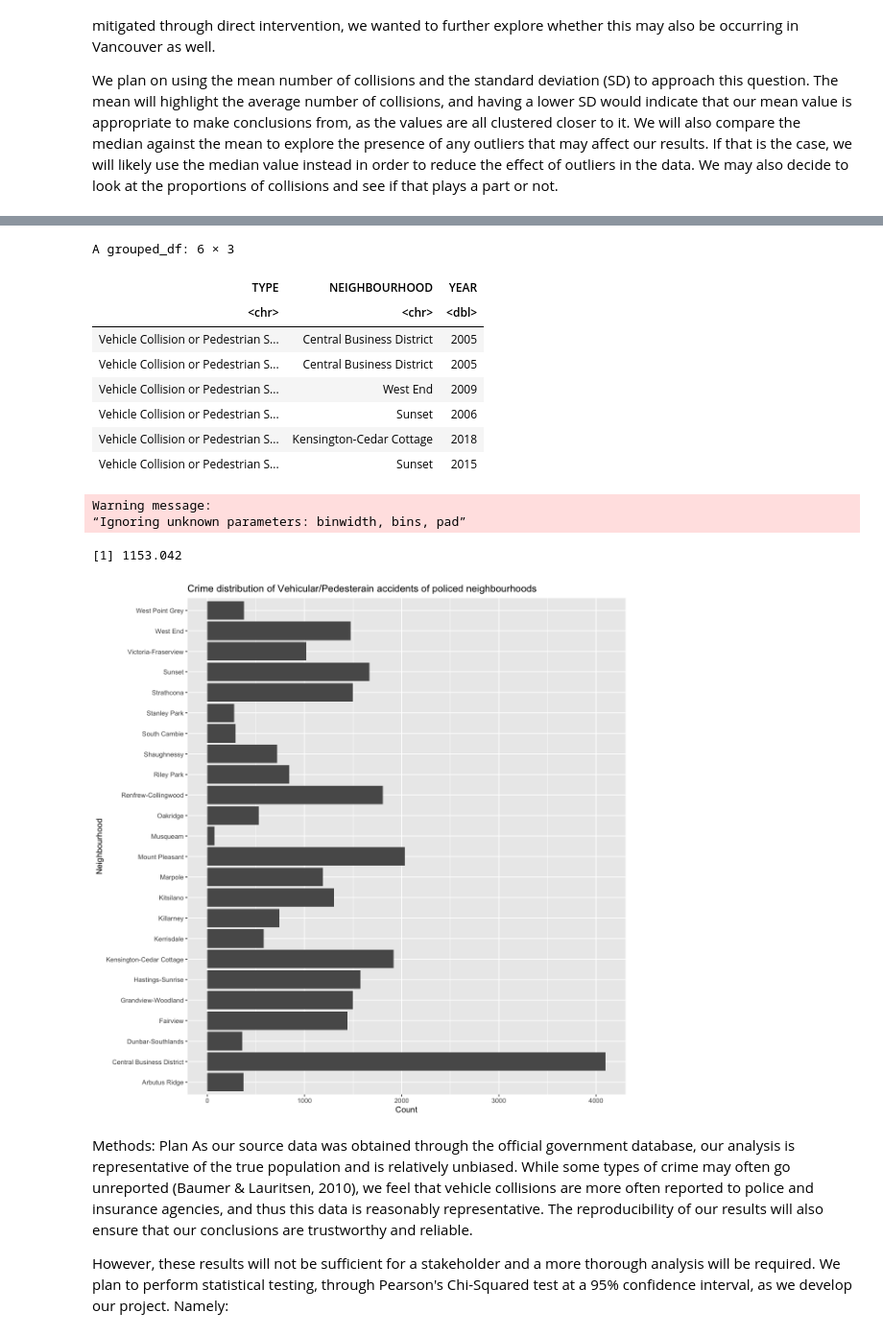
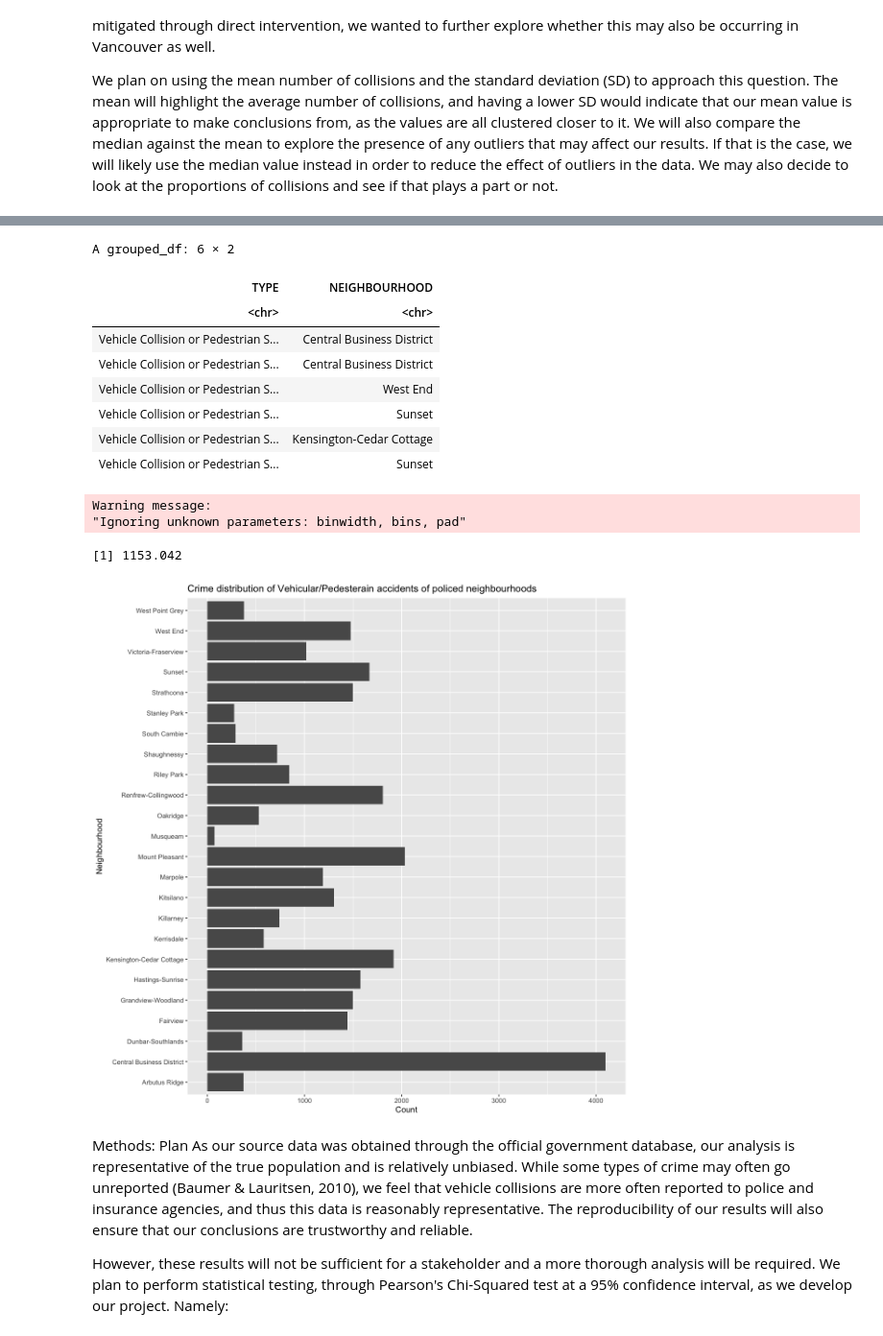
Before and after one commit to pbrar17/VPD-Crime-Analysis, a Jupyter notebook: 14.ipynb, the cells around one changed output, grey strips where cells are left out. Shown at 96% size. Cells and saved outputs as stored; diff of their text form; code cells hidden in the pictures.

```diff
--- a/14.ipynb
+++ b/14.ipynb
@@ -30,9 +20,8 @@ library(tidyverse)
 whole_dataset <- read_csv("https://raw.githubusercontent.com/pbrar17/group_14/main/crime_data.csv") %>%
     filter(!is.na(NEIGHBOURHOOD))
 
-whole_dataset <- select(whole_dataset, TYPE, NEIGHBOURHOOD, YEAR) %>%
-    group_by(NEIGHBOURHOOD) %>%
-    group_by(YEAR)
+whole_dataset <- select(whole_dataset, TYPE, NEIGHBOURHOOD) %>%
+    group_by(NEIGHBOURHOOD)
 
 head(whole_dataset)
 
@@ -49,7 +38,7 @@ crime_dist_neighbours
 
 
 mean_crime_rate <- whole_dataset %>%
-    ungroup(YEAR) %>%
+    ungroup() %>%
     summarize(mean_crime_rate = (length(TYPE)/ length(unique(NEIGHBOURHOOD))))
 
 mean_crime_rate
@@ -84,36 +73,35 @@ A tibble: 1 × 1
 # %%
-limited_dataset <- select(whole_dataset, TYPE, NEIGHBOURHOOD, YEAR) %>%
+limited_dataset <- select(whole_dataset, TYPE, NEIGHBOURHOOD) %>%
     group_by(NEIGHBOURHOOD) %>%
-    group_by(YEAR) %>%
     filter(TYPE == "Vehicle Collision or Pedestrian Struck (with Injury)" |
     TYPE == "Vehicle Collision or Pedestrian Struck (with Fatality)")
 head(limited_dataset)
 
 options(repr.plot.width = 10, repr.plot.height = 10)
 vehicular_ped_dist <- limited_dataset %>%
-    ggplot(aes(x = NEIGHBOURHOOD, colour = YEAR)) +
+    ggplot(aes(x = NEIGHBOURHOOD)) +
     geom_histogram(stat = "count")+
     xlab("Neighbourhood") +
     ylab("Count") +
     ggtitle("Crime distribution of Vehicular/Pedesterain accidents of policed neighbourhoods") +
     coord_flip()
 vehicular_ped_dist
 
 mean_vehicle_crime_rate <- length(limited_dataset$TYPE) / length(unique(limited_dataset$NEIGHBOURHOOD))
 mean_vehicle_crime_rate
 #This is the "mean" Vehicle/Pedestrian crime rate per neighbourhood policed.
 # %% [output]
-A grouped_df: 6 × 3
+A grouped_df: 6 × 2
-| TYPE | NEIGHBOURHOOD | YEAR |
-| <chr> | <chr> | <dbl> |
-| Vehicle Collision or Pedestrian S... | Central Business District | 2005 |
-| Vehicle Collision or Pedestrian S... | Central Business District | 2005 |
-| Vehicle Collision or Pedestrian S... | West End | 2009 |
-| Vehicle Collision or Pedestrian S... | Sunset | 2006 |
-| Vehicle Collision or Pedestrian S... | Kensington-Cedar Cottage | 2018 |
-| Vehicle Collision or Pedestrian S... | Sunset | 2015 |
+| TYPE | NEIGHBOURHOOD |
+| <chr> | <chr> |
+| Vehicle Collision or Pedestrian S... | Central Business District |
+| Vehicle Collision or Pedestrian S... | Central Business District |
+| Vehicle Collision or Pedestrian S... | West End |
+| Vehicle Collision or Pedestrian S... | Sunset |
+| Vehicle Collision or Pedestrian S... | Kensington-Cedar Cottage |
+| Vehicle Collision or Pedestrian S... | Sunset |
 Warning message:
-“Ignoring unknown parameters: binwidth, bins, pad”
+"Ignoring unknown parameters: binwidth, bins, pad"
 [1] 1153.042
 [figure]
 # %% [markdown]
```
Also changed, not shown: parts of 6 cells of this notebook.
